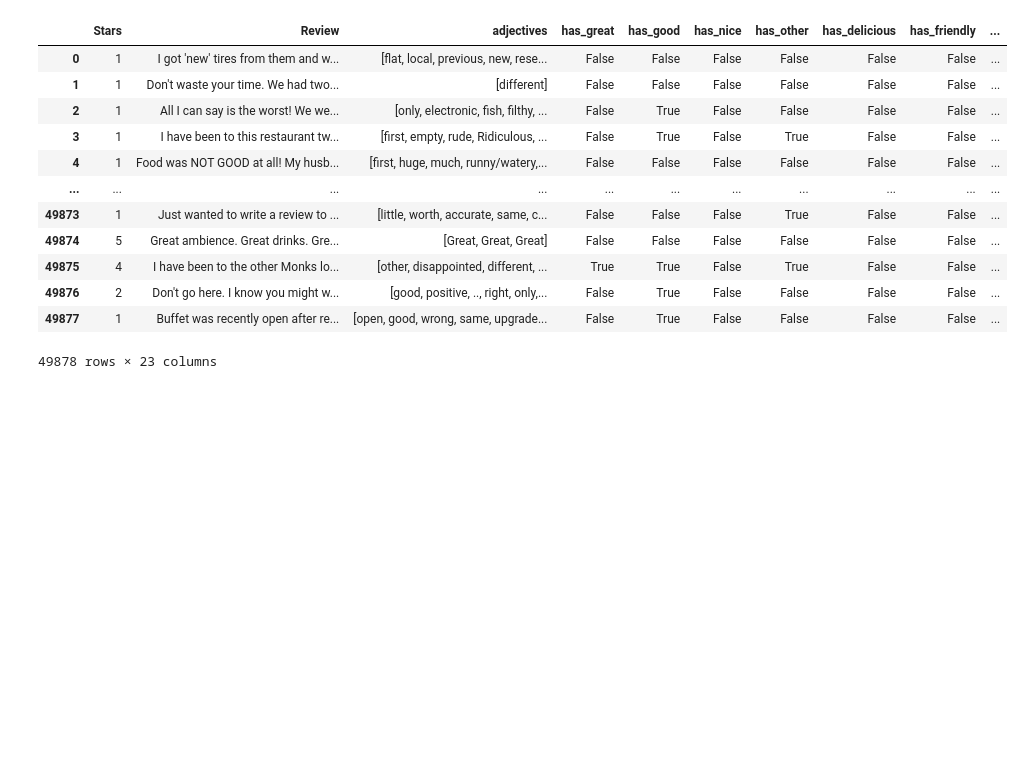
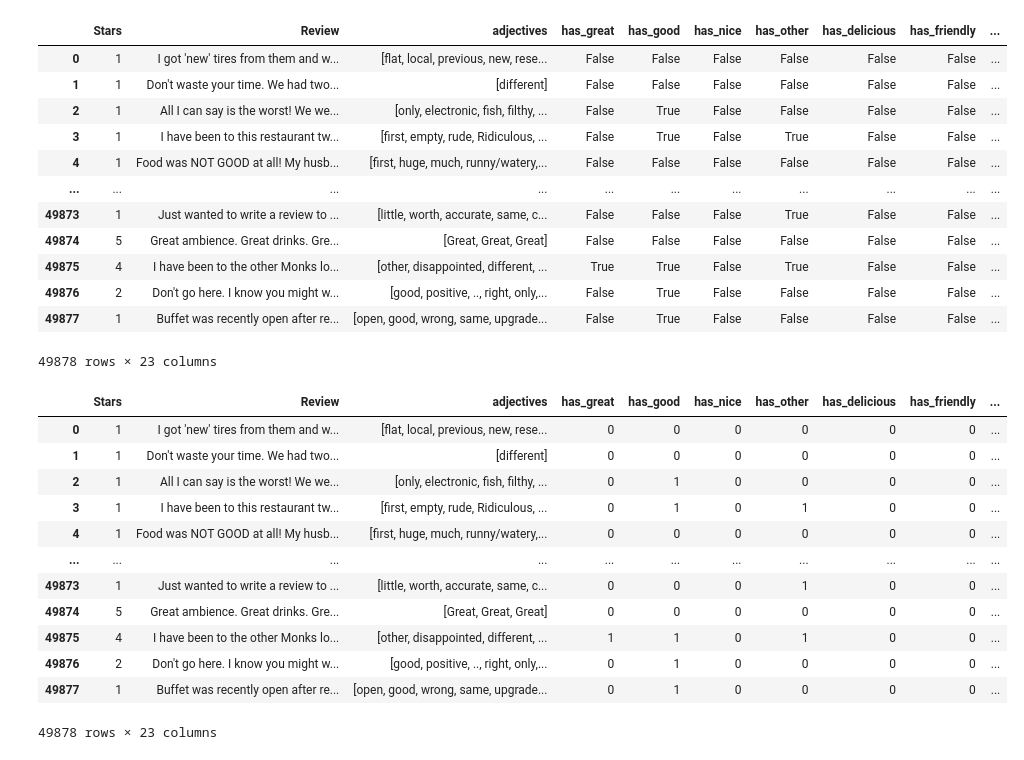
Before and after one commit to manav-s/smart-review-model, a Jupyter notebook: model.ipynb, the cells around one changed output. Saved outputs shown, nothing was run; the diff lists cells and outputs as text; code cells hidden in the pictures; blank space fills up the shorter version.

Commit message:
numbers instead of True/False

```diff
--- a/model.ipynb
+++ b/model.ipynb
@@ -174,3 +174,22 @@ df
 | 49876 | 2 | Don't go here. I know you might w... | [good, positive, .., right, only,... | False | True | False | False | False | False | ... |
 | 49877 | 1 | Buffet was recently open after re... | [open, good, wrong, same, upgrade... | False | True | False | False | False | False | ... |
 49878 rows × 23 columns
+# %%
+# convert the True and False to 1 and 0
+df = df * 1
+# %%
+df
+# %% [output]
+|  | Stars | Review | adjectives | has_great | has_good | has_nice | has_other | has_delicious | has_friendly | ... |
+| 0 | 1 | I got 'new' tires from them and w... | [flat, local, previous, new, rese... | 0 | 0 | 0 | 0 | 0 | 0 | ... |
+| 1 | 1 | Don't waste your time. We had two... | [different] | 0 | 0 | 0 | 0 | 0 | 0 | ... |
+| 2 | 1 | All I can say is the worst! We we... | [only, electronic, fish, filthy, ... | 0 | 1 | 0 | 0 | 0 | 0 | ... |
+| 3 | 1 | I have been to this restaurant tw... | [first, empty, rude, Ridiculous, ... | 0 | 1 | 0 | 1 | 0 | 0 | ... |
+| 4 | 1 | Food was NOT GOOD at all! My husb... | [first, huge, much, runny/watery,... | 0 | 0 | 0 | 0 | 0 | 0 | ... |
+| ... | ... | ... | ... | ... | ... | ... | ... | ... | ... | ... |
+| 49873 | 1 | Just wanted to write a review to ... | [little, worth, accurate, same, c... | 0 | 0 | 0 | 1 | 0 | 0 | ... |
+| 49874 | 5 | Great ambience. Great drinks. Gre... | [Great, Great, Great] | 0 | 0 | 0 | 0 | 0 | 0 | ... |
+| 49875 | 4 | I have been to the other Monks lo... | [other, disappointed, different, ... | 1 | 1 | 0 | 1 | 0 | 0 | ... |
+| 49876 | 2 | Don't go here. I know you might w... | [good, positive, .., right, only,... | 0 | 1 | 0 | 0 | 0 | 0 | ... |
+| 49877 | 1 | Buffet was recently open after re... | [open, good, wrong, same, upgrade... | 0 | 1 | 0 | 0 | 0 | 0 | ... |
+49878 rows × 23 columns
```
